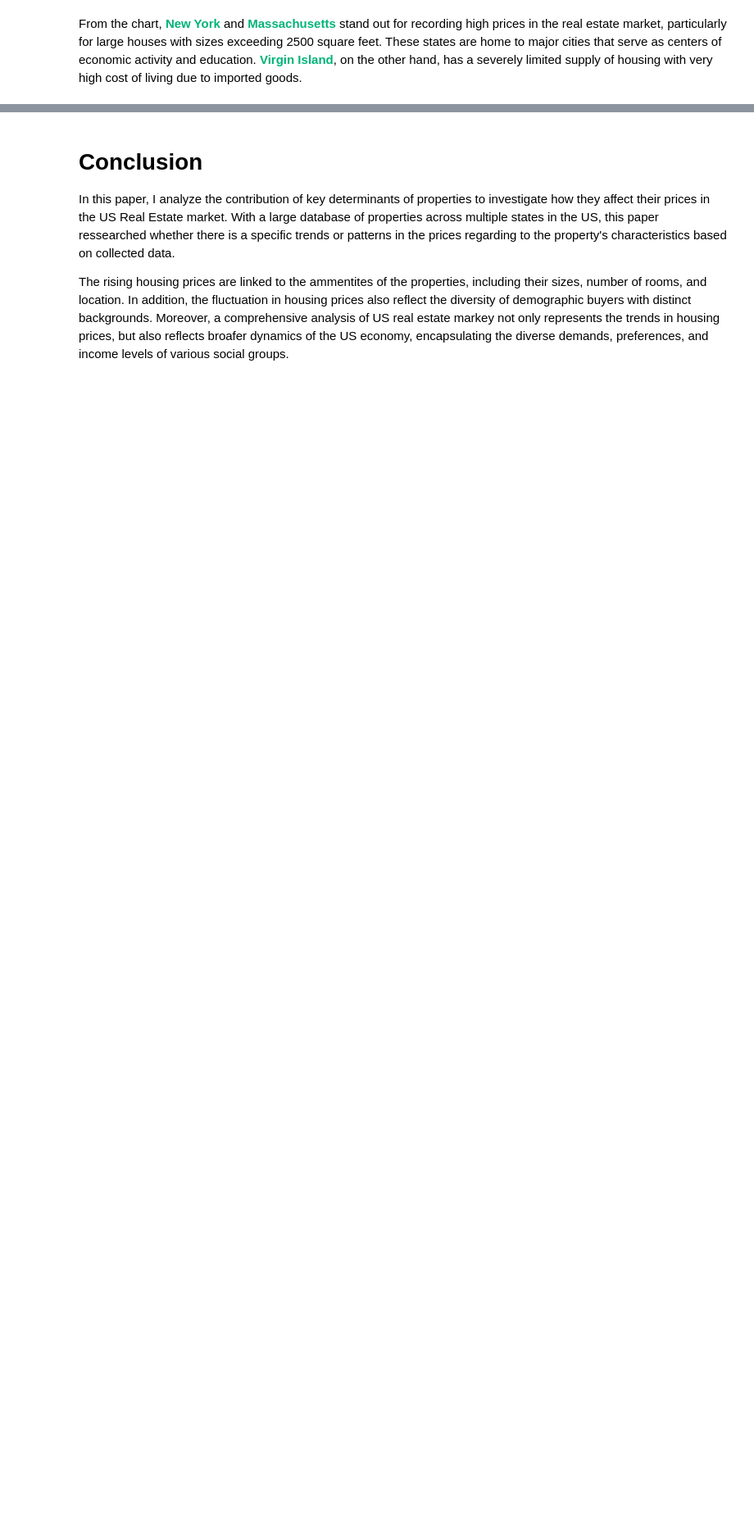
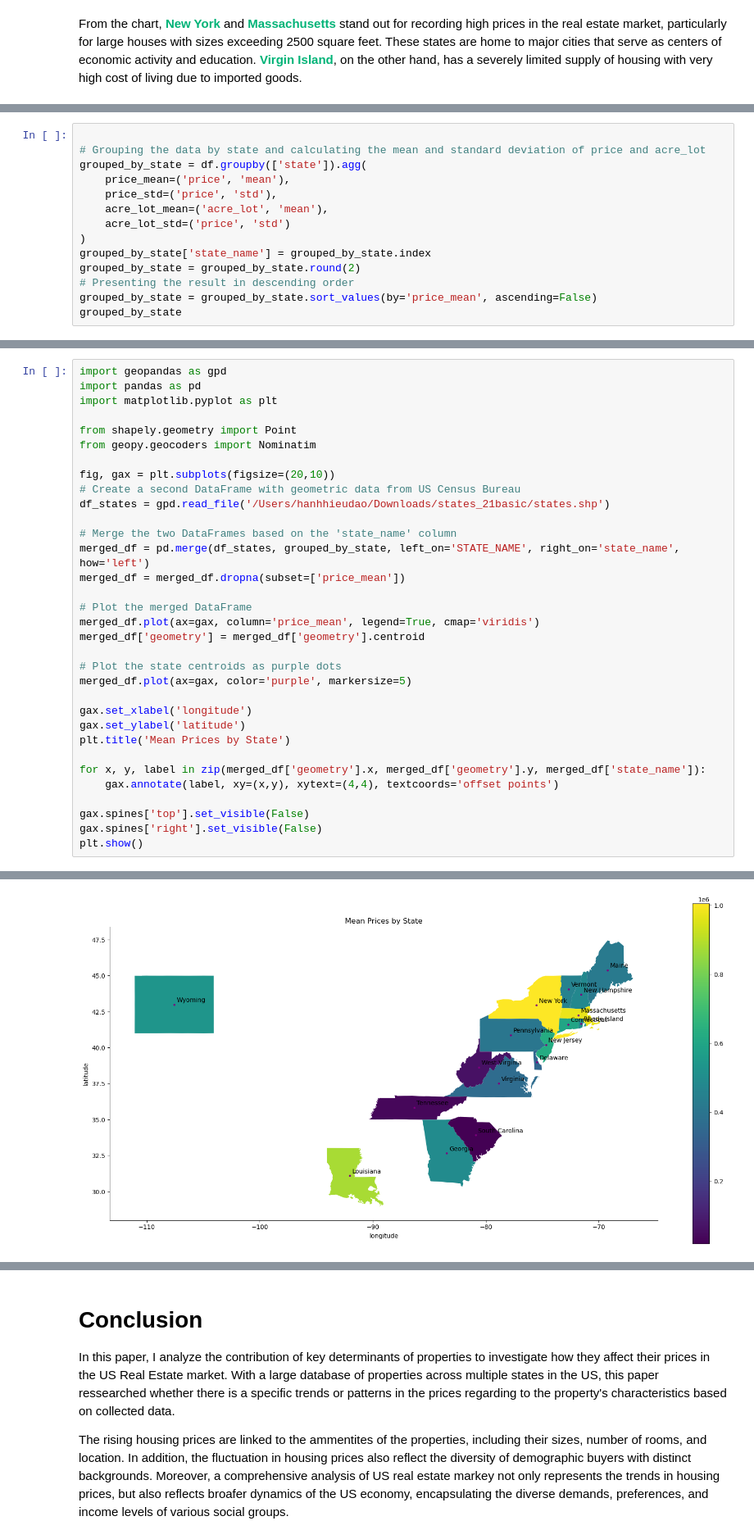
Before and after one commit to hanhhieudao/ECO225, a Jupyter notebook: project 1/ProjectOne.ipynb, the cells around one changed output, grey strips where cells are left out. Shown at 82% size. Saved outputs shown, nothing was run; the diff lists cells and outputs as text; blank space fills up the shorter version.

Commit message:
Add map visualization of average housing prices by state

```diff
--- a/project 1/ProjectOne.ipynb
+++ b/project 1/ProjectOne.ipynb
@@ -196,0 +203,14 @@ From the chart, <span style="color:#00b377; font-weight:bold;">New York</span> a
+# %%
+
+# Grouping the data by state and calculating the mean and standard deviation of price and acre_lot
+grouped_by_state = df.groupby(['state']).agg(
+    price_mean=('price', 'mean'),
+    price_std=('price', 'std'),
+    acre_lot_mean=('acre_lot', 'mean'),
+    acre_lot_std=('price', 'std')
+)
+grouped_by_state['state_name'] = grouped_by_state.index
+grouped_by_state = grouped_by_state.round(2)
+# Presenting the result in descending order
+grouped_by_state = grouped_by_state.sort_values(by='price_mean', ascending=False)
+grouped_by_state
@@ -196,0 +238,34 @@ From the chart, <span style="color:#00b377; font-weight:bold;">New York</span> a
+# %%
+import geopandas as gpd
+import pandas as pd
+import matplotlib.pyplot as plt
+
+from shapely.geometry import Point
+from geopy.geocoders import Nominatim
+
+fig, gax = plt.subplots(figsize=(20,10))
+# Create a second DataFrame with geometric data from US Census Bureau
+df_states = gpd.read_file('/Users/hanhhieudao/Downloads/states_21basic/states.shp')
+
+# Merge the two DataFrames based on the 'state_name' column
+merged_df = pd.merge(df_states, grouped_by_state, left_on='STATE_NAME', right_on='state_name', how='left')
+merged_df = merged_df.dropna(subset=['price_mean'])
+
+# Plot the merged DataFrame
+merged_df.plot(ax=gax, column='price_mean', legend=True, cmap='viridis')
+merged_df['geometry'] = merged_df['geometry'].centroid
+
+# Plot the state centroids as purple dots
+merged_df.plot(ax=gax, color='purple', markersize=5)
+
+gax.set_xlabel('longitude')
+gax.set_ylabel('latitude')
+plt.title('Mean Prices by State')
+
+for x, y, label in zip(merged_df['geometry'].x, merged_df['geometry'].y, merged_df['state_name']):
+    gax.annotate(label, xy=(x,y), xytext=(4,4), textcoords='offset points')
+
+gax.spines['top'].set_visible(False)
+gax.spines['right'].set_visible(False)
+plt.show()
+# %% [output]
@@ -196,0 +273 @@ From the chart, <span style="color:#00b377; font-weight:bold;">New York</span> a
+[figure, added]
```
Also changed, not shown: parts of 9 cells of this notebook, 1 other file.
